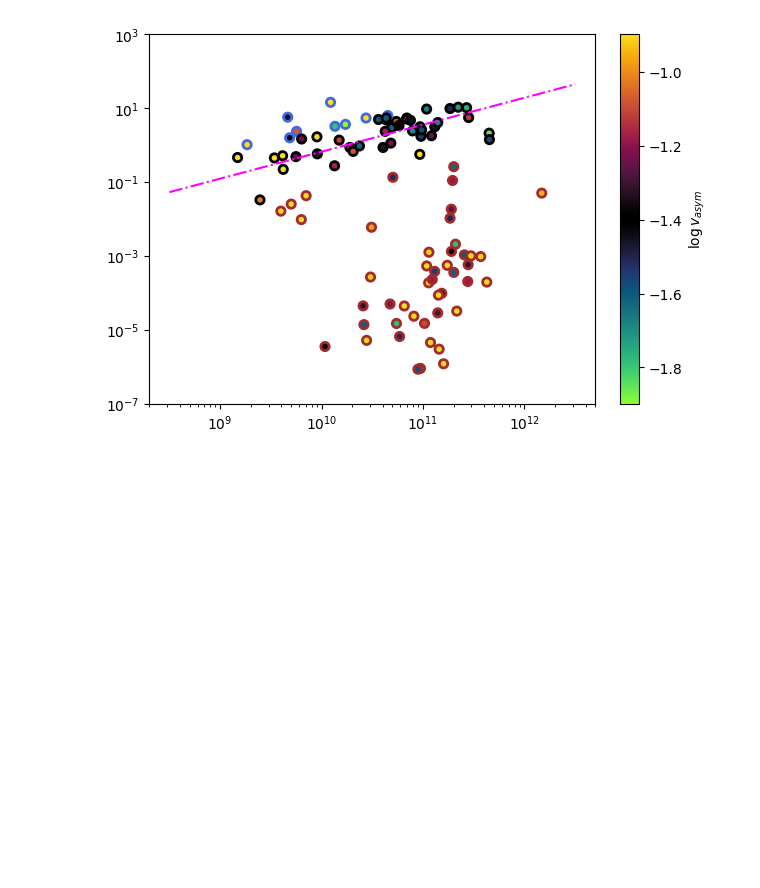
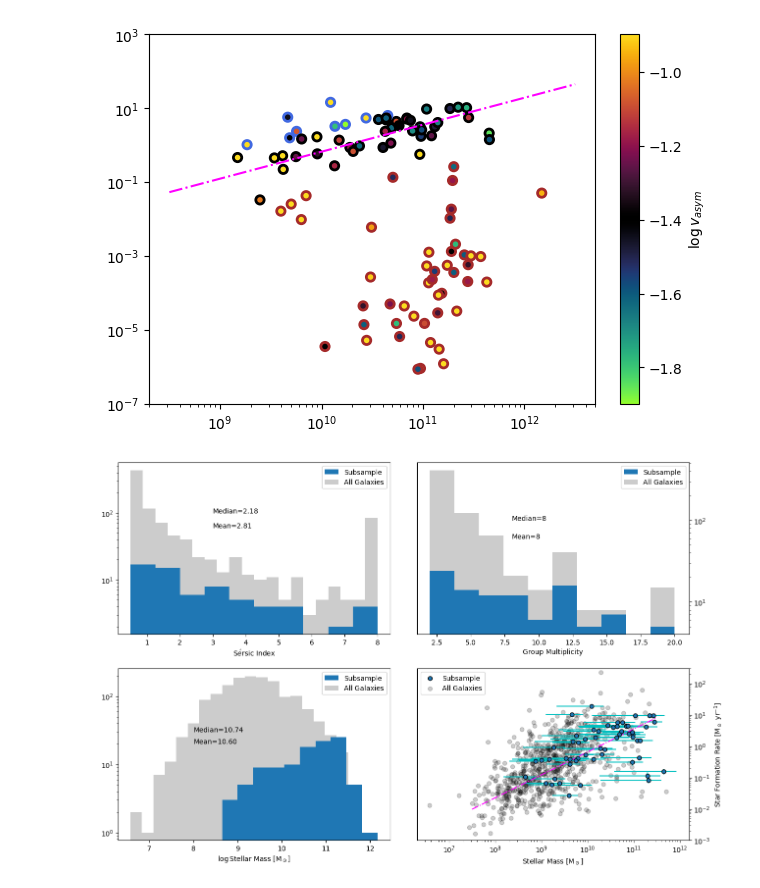
Before and after one commit to r-bagge/MAGPI_kinematics, a Jupyter notebook: plots.ipynb, the cells around one changed output. Cells and saved outputs as stored; diff of their text form; code cells hidden in the pictures; blank space fills up the shorter version.

```diff
--- a/plots.ipynb
+++ b/plots.ipynb
@@ -152,31 +152,33 @@ ax2.hist(not_N_gals, label="All Galaxies", color="k", alpha=0.2, zorder=1)
 ax2.set_yscale("log")
 ax2.set_xlabel("Group Multiplicity")
 ax2.text(s=f"Median={np.median(N_Gals):.0f}", x=8, y=100)
 ax2.text(s=f"Mean={np.mean(N_Gals):.0f}", x=8, y=60)
 ax2.legend()
 ax2.set_xlim(1.05,21.05)
 # Mass
 ax3.hist(np.log10(M_sol), zorder=2, label="Subsample", bins=10)
 ax3.hist(np.log10(M_sol_2), label="All Galaxies", color="k", bins=20, alpha=0.2)
 ax3.text(s=f"Median={np.median(np.log10(M_sol)):.2f}", x=8, y=30)
 ax3.text(s=f"Mean={np.mean(np.log10(M_sol)):.2f}", x=8, y=20)
 #ax.set_xscale("log")
 ax3.set_yscale("log")
 ax3.set_xlabel(r"$\log$Stellar Mass [M$_\odot$]")
 ax3.legend()
 # SFMS
 ax4.scatter(M_sol, SFR, zorder=3, label="Subsample", ec="k")
 ax4.errorbar(M_sol, SFR, xerr=M_sol_err, yerr=SFR_err, zorder=2, fmt=".c", ls="")
 ax4.scatter(M_sol_2, SFR_2, zorder=1, alpha=0.2, c="k", label="All Galaxies")
 ax4.plot(xx, MS, ls="dashdot", c="magenta")
 ax4.set_xscale("log")
 ax4.set_yscale("log")
-ax4.set_ylim(1e-6, 300)
+ax4.set_ylim(1e-3, 300)
 ax4.set_xlabel(r"Stellar Mass [M$_\odot$]")
 ax4.set_ylabel(r"Star Formation Rate [M$_\odot$ yr$^{-1}$]")
 ax4.legend()
 for ax in [ax2, ax4]:
     ax.yaxis.tick_right()
     ax.yaxis.set_label_position("right")
 plt.subplots_adjust(hspace=0.2, wspace=0.1)
 plt.savefig("plots/SFMS_Mass_Sersic_Env.pdf", bbox_inches="tight")
+# %% [output]
+[figure, added]
```
Also changed, not shown: 2 other files.
